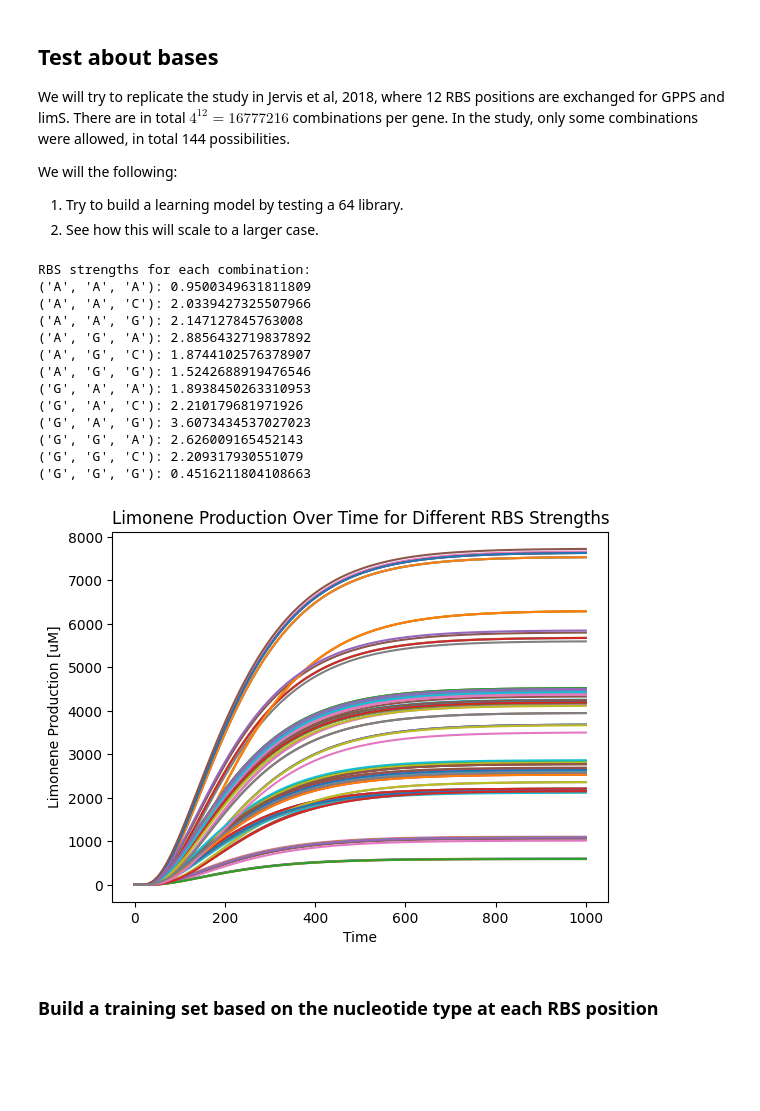
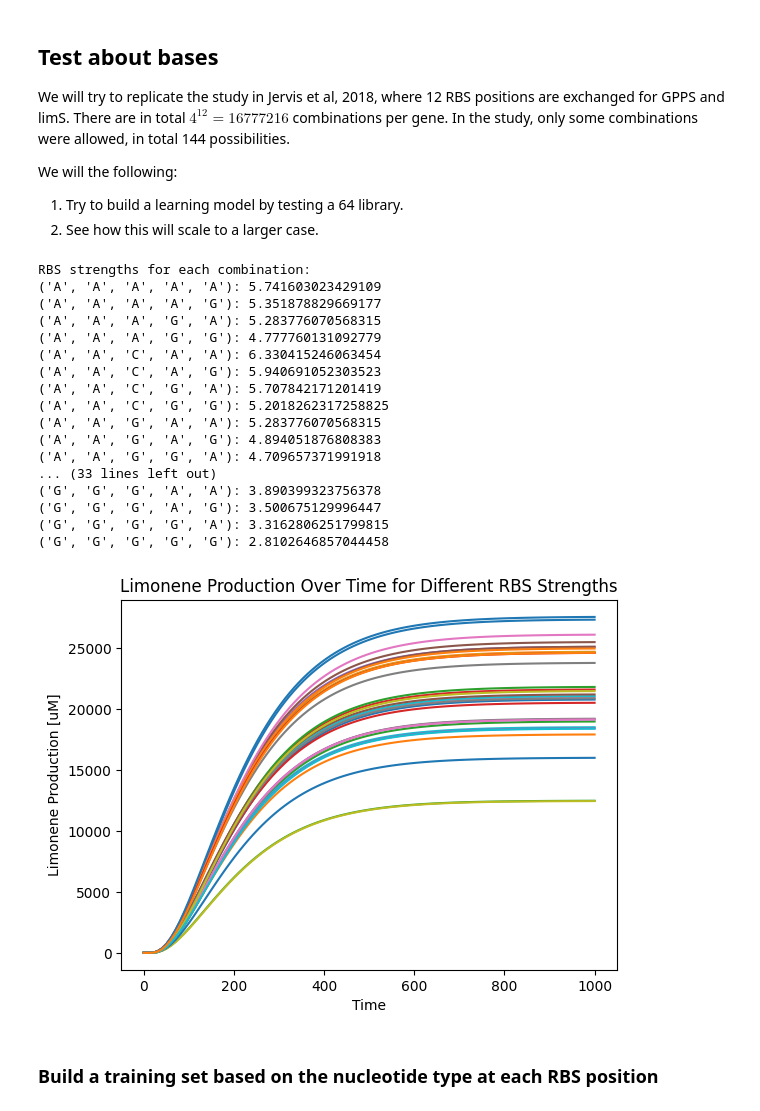
Before and after one commit to pablocarb/uimp-synbio, a Jupyter notebook: Data-generation.ipynb, the cells around one changed output. Cells and saved outputs as stored; diff of their text form; code cells hidden in the pictures; blank space fills up the shorter version.

```diff
--- a/Data-generation.ipynb
+++ b/Data-generation.ipynb
@@ -222,9 +222,9 @@ We will the following:
 2. See how this will scale to a larger case.
 # %%
 allowed = {'R': ['A','G'], 'V': ['A','C','G'], 'S': ['C','G']}
-variants = 'RRVRSV'
-variants1 = 'RRV'
-variants2 = 'RSV'
+variants1 = 'RRVRR'
+variants2 = 'RSVRS'
+variants = variants1 + variants2
 possible = []
 possible1 = []
 possible2 = []
@@ -259,39 +259,50 @@ k3 = set()
 
 for i in range(len(combinations)):
     seq = ''.join(combinations[i])
+    kmers1 = get_kmers(seq, k=1)
+    k1 |= set(kmers1)
     kmers2 = get_kmers(seq, k=2)
     k2 |= set(kmers2)
     kmers3 = get_kmers(seq, k=3)
     k3 |= set(kmers3)
 
+rbs1 = {}
+for k in k1:
+    rbs1[k] = np.random.uniform()
 rbs2 = {}
 for k in k2:
     rbs2[k] = np.random.uniform()
 rbs3 = {}
 for k in k3:
-    rbs3[k] = 2*np.random.uniform()
+    rbs3[k] = np.random.uniform()
 
 rbss1 = {}
 for i in range(len(combinations1)):
     seq = ''.join(combinations1[i])
     rbss1[combinations1[i]] = 0
+    kmers1 = get_kmers(seq, k=1)
+    for j in kmers1:
+        rbss1[combinations1[i]] += rbs1[j]
     kmers2 = get_kmers(seq, k=2)
     for j in kmers2:
         rbss1[combinations1[i]] += rbs2[j]
     kmers3 = get_kmers(seq, k=3)
     for j in kmers3:
-        rbss1[combinations1[i]] += rbs3[j]**1
+        rbss1[combinations1[i]] += 0*rbs3[j]
 
 rbss2 = {}
 for i in range(len(combinations2)):
     seq = ''.join(combinations2[i])
     rbss2[combinations2[i]] = 0
+    kmers1 = get_kmers(seq, k=1)
+    for j in kmers1:
+        rbss2[combinations2[i]] += rbs1[j]
     kmers2 = get_kmers(seq, k=2)
     for j in kmers2:
         rbss2[combinations2[i]] += rbs2[j]
     kmers3 = get_kmers(seq, k=3)
     for j in kmers3:
-        rbss2[combinations2[i]] += 0*rbs3[j]**1
+        rbss2[combinations2[i]] += 0*rbs3[j]
 
 
 print("RBS strengths for each combination:")
@@ -299,18 +310,22 @@ for comb, strength in rbss1.items():
     print(f"{comb}: {strength}")
 # %% [output]
 RBS strengths for each combination:
-('A', 'A', 'A'): 0.9500349631811809
-('A', 'A', 'C'): 2.0339427325507966
-('A', 'A', 'G'): 2.147127845763008
-('A', 'G', 'A'): 2.8856432719837892
-('A', 'G', 'C'): 1.8744102576378907
-('A', 'G', 'G'): 1.5242688919476546
-('G', 'A', 'A'): 1.8938450263310953
-('G', 'A', 'C'): 2.210179681971926
-('G', 'A', 'G'): 3.6073434537027023
-('G', 'G', 'A'): 2.626009165452143
-('G', 'G', 'C'): 2.209317930551079
-('G', 'G', 'G'): 0.4516211804108663
+('A', 'A', 'A', 'A', 'A'): 5.741603023429109
+('A', 'A', 'A', 'A', 'G'): 5.351878829669177
+('A', 'A', 'A', 'G', 'A'): 5.283776070568315
+('A', 'A', 'A', 'G', 'G'): 4.777760131092779
+('A', 'A', 'C', 'A', 'A'): 6.330415246063454
+('A', 'A', 'C', 'A', 'G'): 5.940691052303523
+('A', 'A', 'C', 'G', 'A'): 5.707842171201419
+('A', 'A', 'C', 'G', 'G'): 5.2018262317258825
+('A', 'A', 'G', 'A', 'A'): 5.283776070568315
+('A', 'A', 'G', 'A', 'G'): 4.894051876808383
+('A', 'A', 'G', 'G', 'A'): 4.709657371991918
+... (33 lines left out)
+('G', 'G', 'G', 'A', 'A'): 3.890399323756378
+('G', 'G', 'G', 'A', 'G'): 3.500675129996447
+('G', 'G', 'G', 'G', 'A'): 3.3162806251799815
+('G', 'G', 'G', 'G', 'G'): 2.8102646857044458
 # %%
 l1 = list(rbss1.keys())
 l2 = list(rbss2.keys())
@@ -324,35 +339,35 @@ lib2 = [l2[i] for i in rkeys2]
 
 
 # This code simulates the limonene production dynamics based on RBS strengths, generates combinations of RBS sequences, and evaluates the model using different regression techniques.
 
 y0 = [0, 0, 0, 0, 0, 0]  # Initial conditions for the system
 time = np.linspace(0, 1000, 100)  # Time points for simulation
 
 X = [] # Placeholder for RBS strengths combinations
 Y = [] # Placeholder for results
 
-libsize = 128
+libsize = 32
 mylib = []
 
 for i in np.arange(libsize): #[0.1, 0.5, 1.0]:  # Example RBS strengths for gene 1
         r1 = l1[np.random.choice(np.arange(len(l1)))]
         r2 = l2[np.random.choice(np.arange(len(l2)))]
         rbs1_strength = rbss1[r1]+0*np.random.normal()  # RBS strength for first gene
         rbs2_strength = rbss2[r2]+0*np.random.normal()
         mylib.append((r1,r2))
         result = odeint(limonene_production_dynamics, y0, time, args=(rbs1_strength, rbs2_strength))
         X.append([rbs1_strength, rbs2_strength])  # Store the RBS strengths
         Y.append(result[-1, -1]+0*np.random.normal())  # Store the final limonene production value
         plt.plot(time, result[:, -1], label=f'RBS1: {rbs1_strength}, RBS2: {rbs2_strength}')
 
 
 plt.xlabel('Time')
 plt.ylabel('Limonene Production [uM]')
 plt.title('Limonene Production Over Time for Different RBS Strengths')
 #plt.legend()
 plt.show()
 # %% [output]
-[figure, old version]
+[figure, new version]
 # %% [markdown]
 ### Build a training set based on the nucleotide type at each RBS position
 # %%
```
Also changed, not shown: parts of 18 cells of this notebook.
